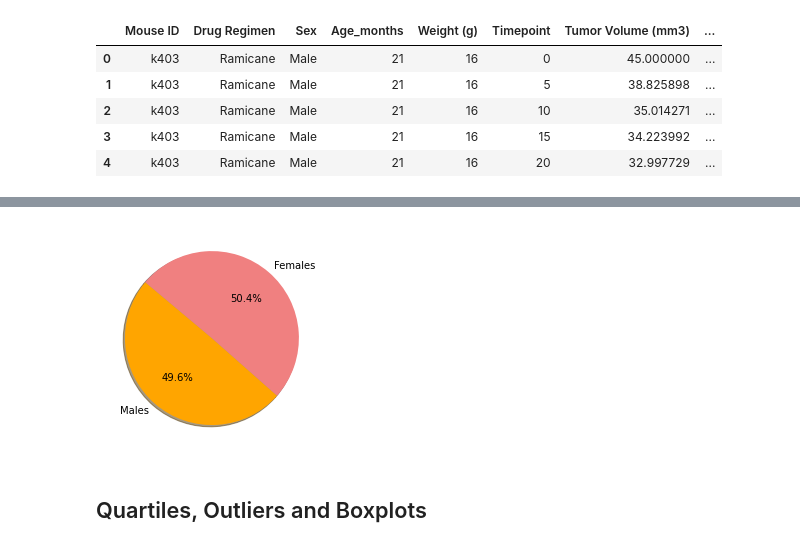
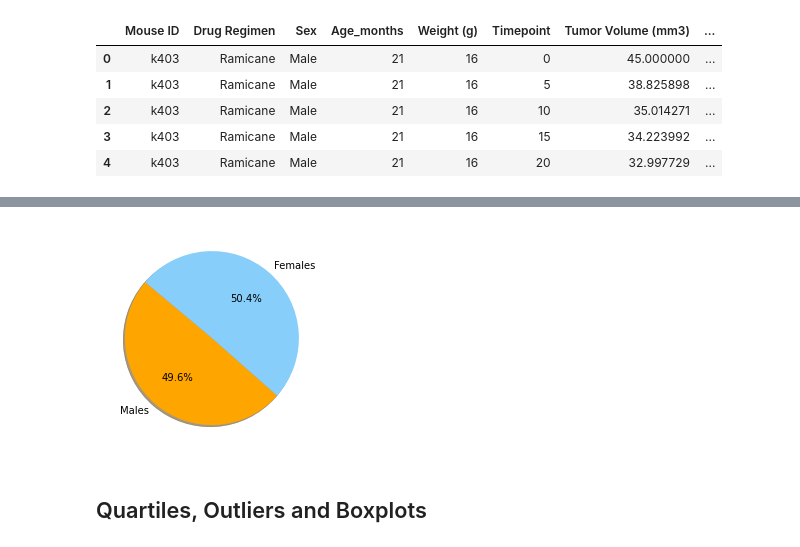
Before and after one commit to DMVance/matplotlib-challenge, a Jupyter notebook: Instructions/Pymaceuticals/pymaceuticals.ipynb, the cells around one changed output, grey strips where cells are left out. Cells and saved outputs as stored; diff of their text form; code cells hidden in the pictures.

```diff
--- a/Instructions/Pymaceuticals/pymaceuticals.ipynb
+++ b/Instructions/Pymaceuticals/pymaceuticals.ipynb
@@ -179,12 +204,12 @@ plt.show()
 # %%
 # Generate a pie plot showing the distribution of female versus male mice using pyplot
 m_f_count = mouse_study_clean.groupby(["Sex"])["Mouse ID"].nunique()
 labels = ["Males", "Females"]
-colors = ["orange", "lightcoral"]
+colors = ["orange", "lightskyblue"]
 plt.pie(m_f_count, explode=None, labels=labels, colors=colors,
 autopct="%1.1f%%", shadow=True, startangle=140);
 # %% [output]
-[figure, old version]
+[figure, new version]
 # %% [markdown]
 ## Quartiles, Outliers and Boxplots
 # %%
```
Also changed, not shown: parts of 10 cells of this notebook.
